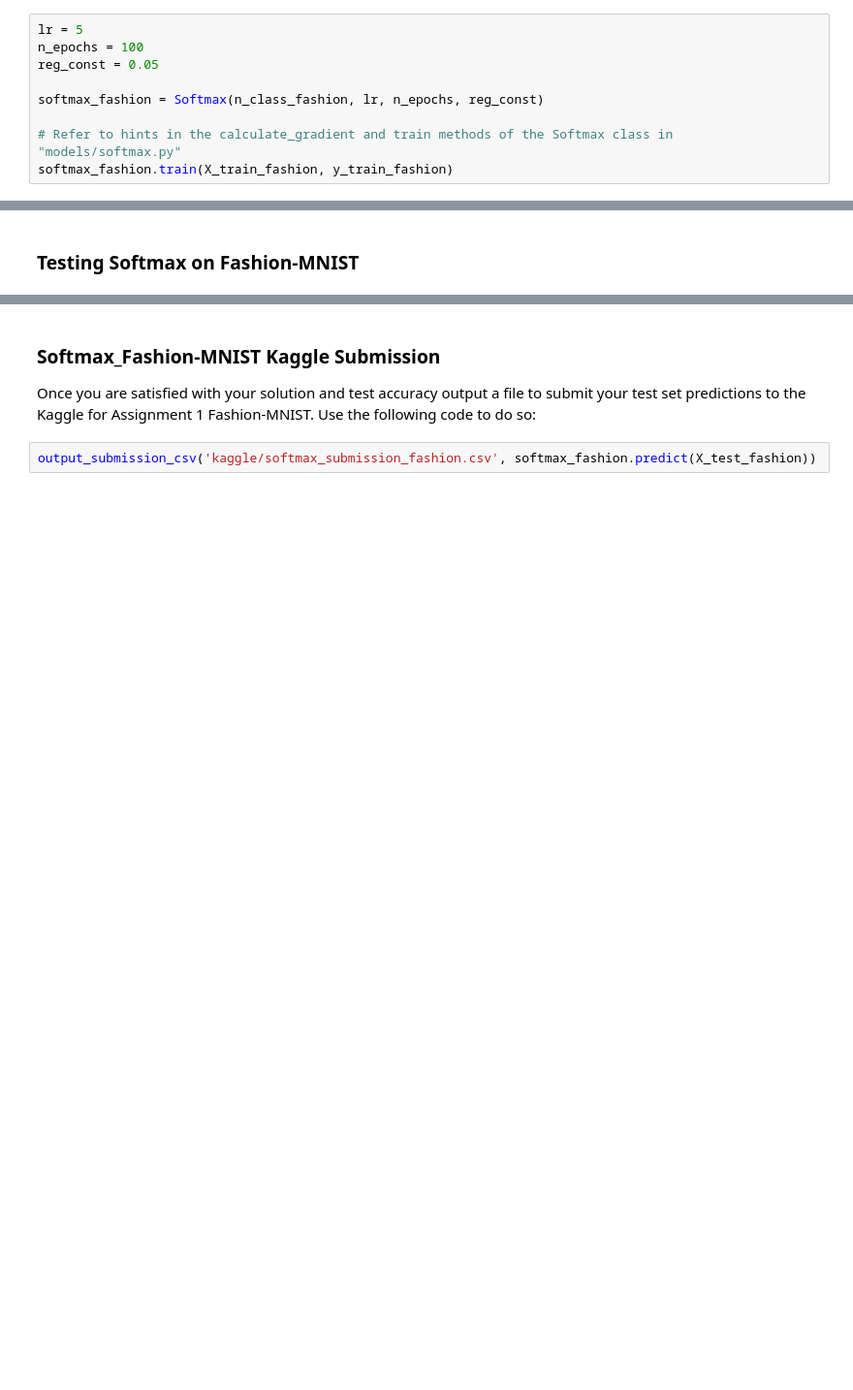
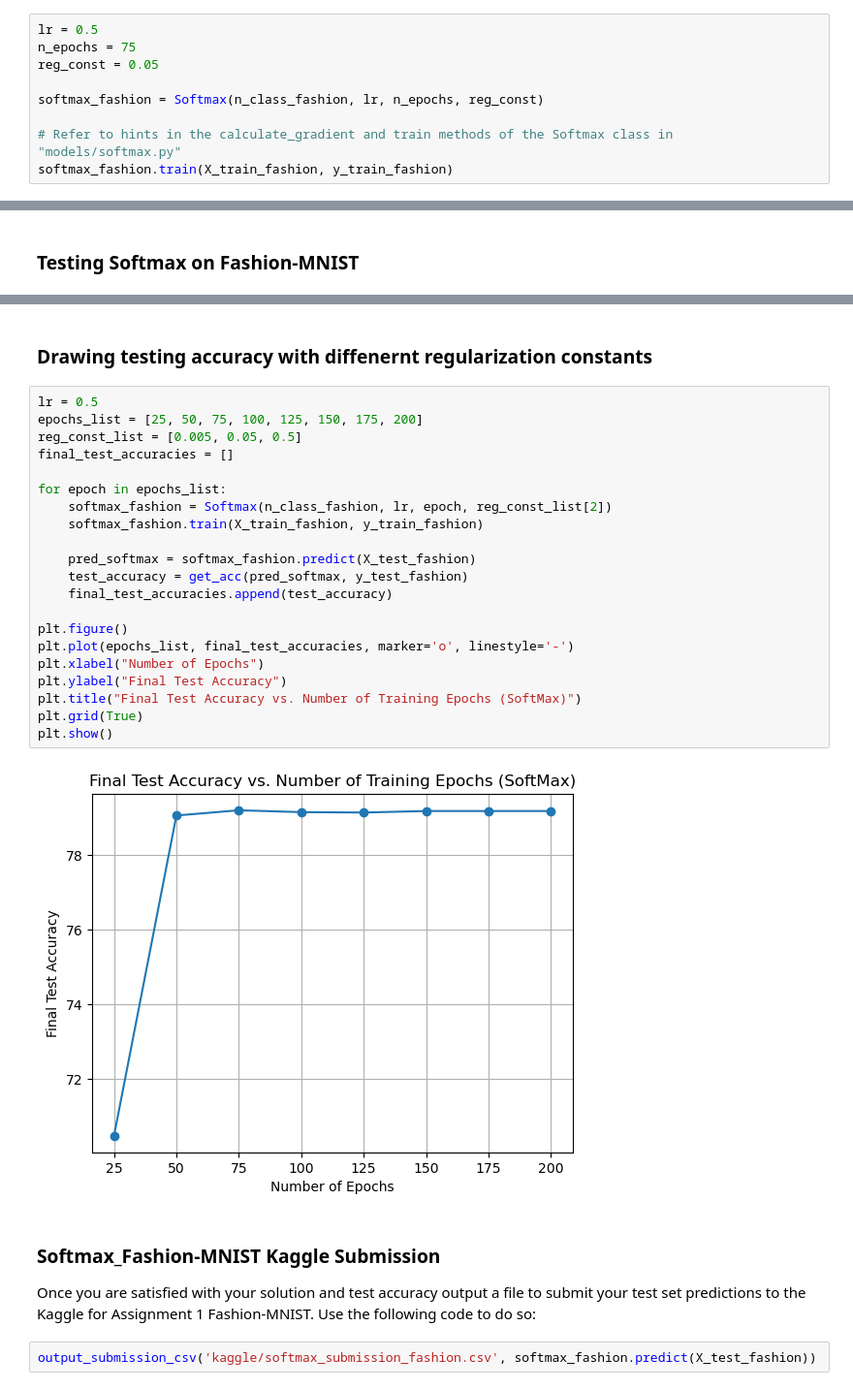
Before and after one commit to parisvacation/CS444, a Jupyter notebook: assignment1/CS 444 Assignment-1.ipynb, the cells around one changed output, grey strips where cells are left out. Shown at 97% size. Cells and saved outputs as stored; diff of their text form; blank space fills up the shorter version.

```diff
--- a/assignment1/CS 444 Assignment-1.ipynb
+++ b/assignment1/CS 444 Assignment-1.ipynb
@@ -273,8 +300,8 @@ The following code:
 # %% [markdown]
 ## Train Softmax on Fashion-MNIST
 # %%
-lr = 5
-n_epochs = 100
+lr = 0.5
+n_epochs = 75
 reg_const = 0.05
 
 softmax_fashion = Softmax(n_class_fashion, lr, n_epochs, reg_const)
@@ -303,3 +330,28 @@ The testing accuracy is given by: 83.070000
+# %% [markdown]
+### Drawing testing accuracy with diffenernt regularization constants
+# %%
+lr = 0.5
+epochs_list = [25, 50, 75, 100, 125, 150, 175, 200]
+reg_const_list = [0.005, 0.05, 0.5]
+final_test_accuracies = []
+
+for epoch in epochs_list:
+    softmax_fashion = Softmax(n_class_fashion, lr, epoch, reg_const_list[2])
+    softmax_fashion.train(X_train_fashion, y_train_fashion)
+
+    pred_softmax = softmax_fashion.predict(X_test_fashion)
+    test_accuracy = get_acc(pred_softmax, y_test_fashion)
+    final_test_accuracies.append(test_accuracy)
+
+plt.figure()
+plt.plot(epochs_list, final_test_accuracies, marker='o', linestyle='-')
+plt.xlabel("Number of Epochs")
+plt.ylabel("Final Test Accuracy")
+plt.title("Final Test Accuracy vs. Number of Training Epochs (SoftMax)")
+plt.grid(True)
+plt.show()
+# %% [output]
+[figure, added]
 # %% [markdown]
 ### Softmax_Fashion-MNIST Kaggle Submission
 
```
Also changed, not shown: parts of 19 cells of this notebook, 5 other files.
